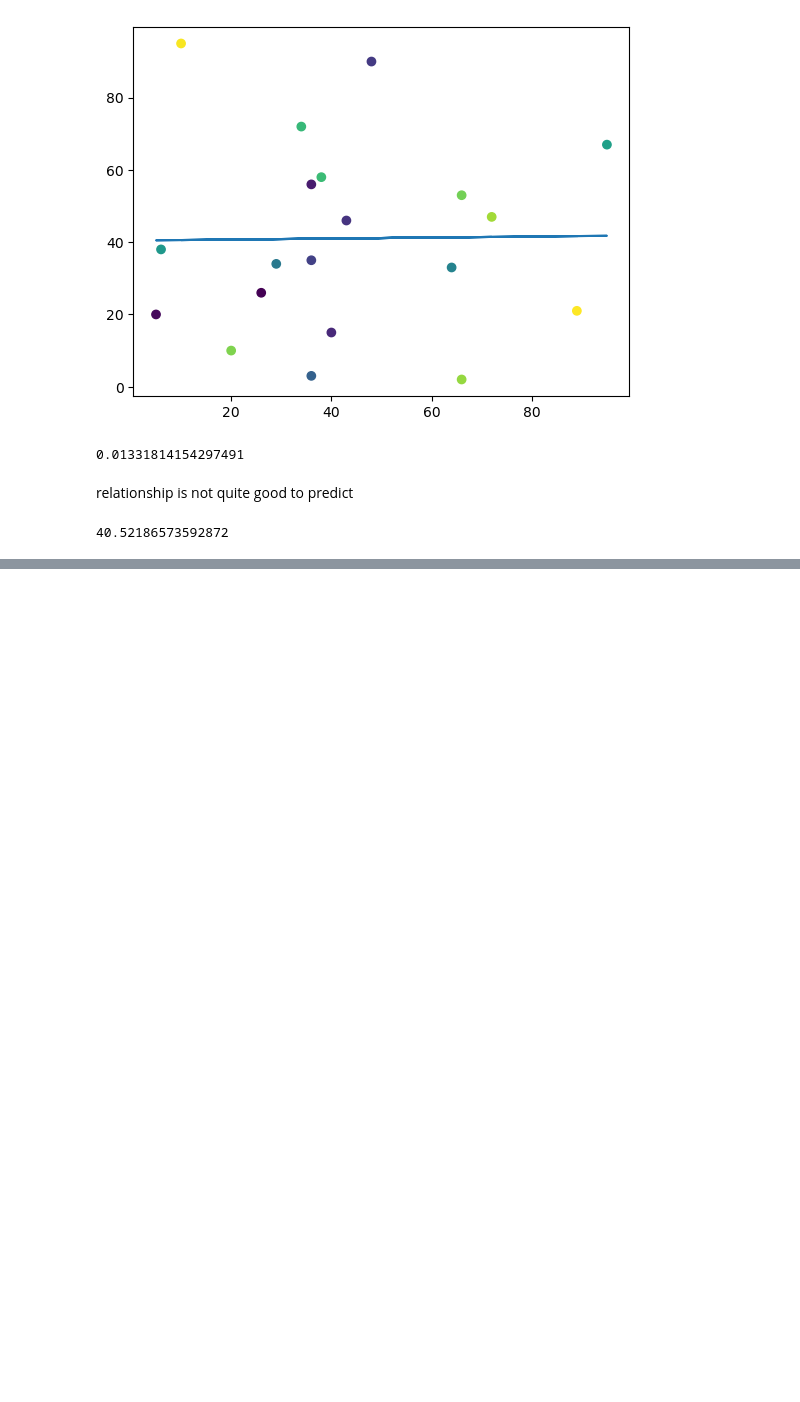
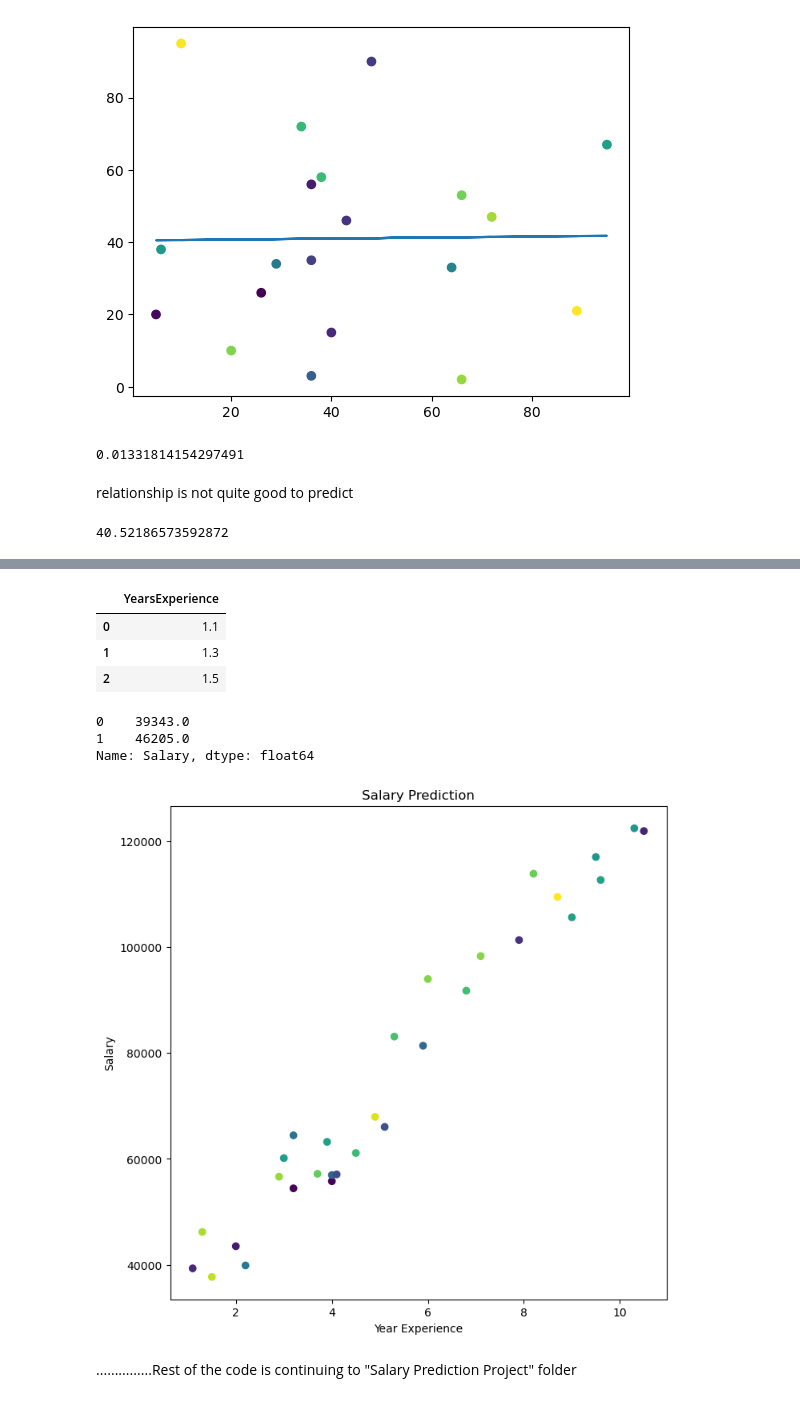
Before and after one commit to jabedkhanjb/Machine-Learning, a Jupyter notebook: Practice Folder/Regression Files/Linear Regression.ipynb, the cells around one changed output, grey strips where cells are left out. Drawn from its saved outputs; the diff is of its cells as text; code cells hidden in the pictures; blank space fills up the shorter version.

Commit message:
Salary Prediction

```diff
--- a/Practice Folder/Regression Files/Linear Regression.ipynb
+++ b/Practice Folder/Regression Files/Linear Regression.ipynb
@@ -71,0 +80,2 @@ print(speed)
+# %%
+df = pd.read_csv("salary_data.csv")
@@ -71,0 +115,27 @@ print(speed)
+# %%
+X = df[["YearsExperience"]]
+y = df["Salary"]
+# %%
+X.head(3)
+# %% [output]
+|  | YearsExperience |
+| 0 | 1.1 |
+| 1 | 1.3 |
+| 2 | 1.5 |
+# %%
+y.head(2)
+# %% [output]
+0    39343.0
+1    46205.0
+Name: Salary, dtype: float64
+# %%
+colors = random.sample(range(1, 100), len(X))
+# %%
+plt.figure(figsize = (8, 8))
+plt.scatter(X, y, c = colors, cmap="viridis")
+plt.title("Salary Prediction")
+plt.xlabel("Year Experience")
+plt.ylabel("Salary")
+plt.show()
+# %% [output]
+[figure, added]
@@ -71,0 +146,2 @@ print(speed)
+# %% [markdown]
+...............Rest of the code is continuing to "Salary Prediction Project" folder
```
Also changed, not shown: parts of 7 cells of this notebook, 3 other files.
